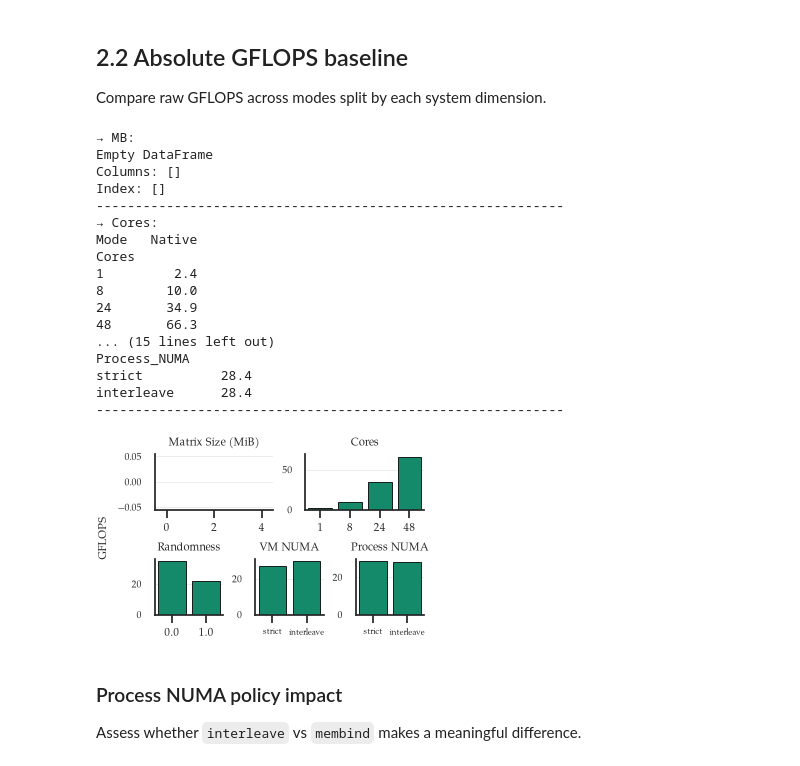
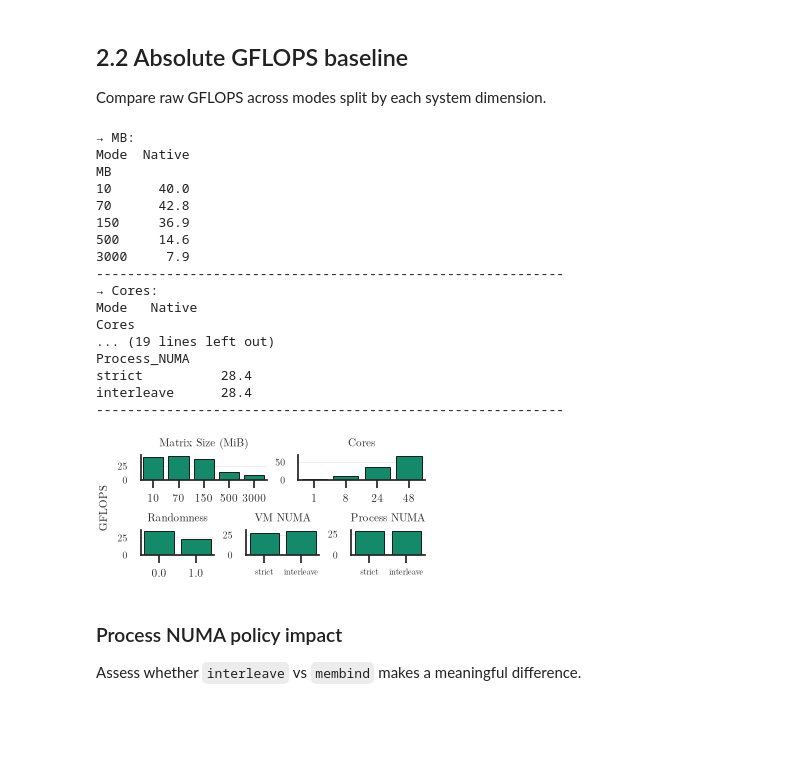
Before and after one commit to engelsm/AMD-CC-Perf, a Jupyter notebook: benchmark/spmv/spmv_analysis.ipynb, the cells around one changed output. Saved outputs shown, nothing was run; the diff lists cells and outputs as text; code cells hidden in the pictures; blank space fills up the shorter version.

Commit message:
various figure improvements

```diff
--- a/benchmark/spmv/spmv_analysis.ipynb
+++ b/benchmark/spmv/spmv_analysis.ipynb
@@ -726,43 +726,43 @@ def plot_metric_by_dimensions(
             values=metric,
         )
 
         if dim in dim_orders:
             summary_pivot = summary_pivot.reindex(
                 dim_orders[dim]
             )
 
         print(
             summary_pivot.to_string(
                 float_format="{:.1f}".format
             )
         )
         print("-" * 60)
 
 plot_metric_by_dimensions(
     df[df["Mode"] == "Native"], 'SpMV_GFLOPS', 'GFLOPS',
     top=False, figname='absolute_gflops_per_dim.pdf',
     palette=MODE_PALETTE, legend=False, errorbar=None,
-    size=(cs.COLW, 2.1), hue_order=["Native"],
+    size=(cs.COLW, 1.5), hue_order=["Native"],
 )
 # %% [output]
 → MB:
-Empty DataFrame
-Columns: []
-Index: []
+Mode  Native
+MB
+10      40.0
+70      42.8
+150     36.9
+500     14.6
+3000     7.9
 ------------------------------------------------------------
 → Cores:
 Mode   Native
 Cores
-1         2.4
-8        10.0
-24       34.9
-48       66.3
-... (15 lines left out)
+... (19 lines left out)
 Process_NUMA
 strict          28.4
 interleave      28.4
 ------------------------------------------------------------
-[figure, old version]
+[figure, new version]
 # %% [markdown]
 ### Process NUMA policy impact
 
```
Also changed, not shown: parts of 13 cells of this notebook, 1 other file.
